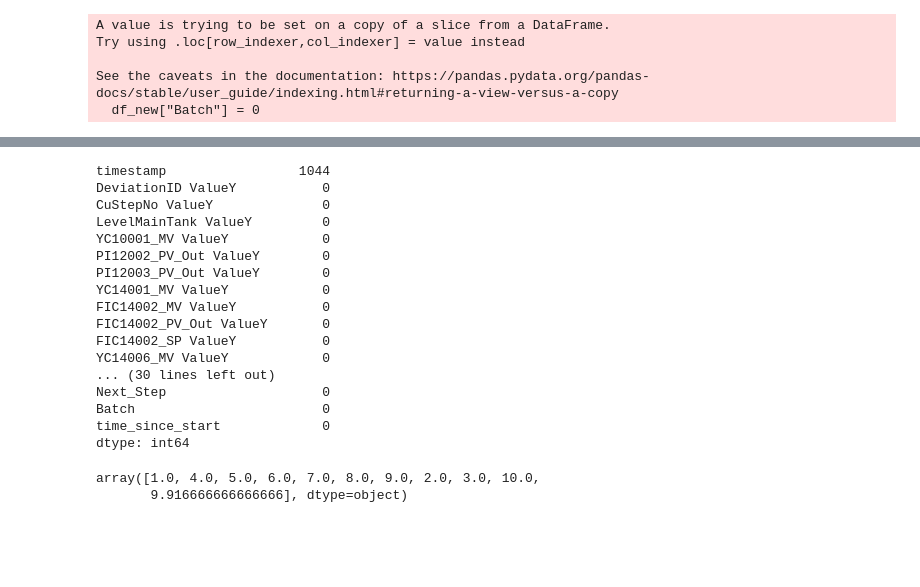
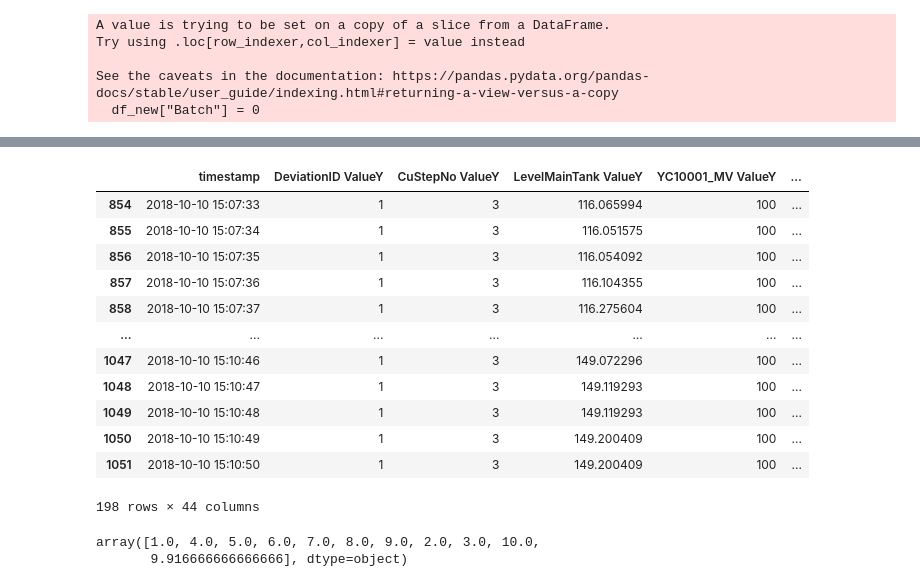
Before and after one commit to P-AEL/Analyse_von_Prozessdaten, a Jupyter notebook: Paul/Start.ipynb, the cells around one changed output, grey strips where cells are left out. Cells and saved outputs as stored; diff of their text form; code cells hidden in the pictures; blank space fills up the shorter version.

```diff
--- a/Paul/Start.ipynb
+++ b/Paul/Start.ipynb
@@ -23,7 +23,3 @@ See the caveats in the documentation: https://pandas.pydata.org/pandas-docs/stab
 #px.scatter(df,x="timestamp",y="CuStepNo ValueY")
 # %% [markdown]
 #durchschnittliche zeit
-# %%
-df_steps["Time_next"] = df_steps.timestamp.shift()
-df_steps["Diff"] = df_steps.timestamp - df_steps["Time_next"]
-df_steps[1:].groupby("Next_Step")["Diff"].mean()
@@ -199,0 +142,2 @@ See the caveats in the documentation: https://pandas.pydata.org/pandas-docs/stab
+# %%
+times_new = df_steps_new[df_steps_new["Batch"] == 1].timestamp.to_list()
@@ -199,0 +151,3 @@ See the caveats in the documentation: https://pandas.pydata.org/pandas-docs/stab
+# %%
+for i in range (df_steps_new.Batch.unique().__len__()):
+    print(i)
@@ -200,8 +176,10 @@ See the caveats in the documentation: https://pandas.pydata.org/pandas-docs/stab
 # %%
 df_new["Batch"] = 0
-for i in df_steps_new.Batch.unique():
+for i in range (df_steps_new.Batch.unique().__len__()-1):
     times_new = df_steps_new[df_steps_new["Batch"] == i].timestamp.to_list()
-    df_new.loc[(df_new.timestamp >=times_new[0])&(df_new.timestamp <times_new[-1]),"Batch"] = i
+    times_new1 = df_steps_new[df_steps_new["Batch"] == i+1].timestamp.to_list()
+    df_new.loc[(df_new.timestamp >=times_new[0])&(df_new.timestamp <=times_new1[0]),"Batch"] = i
+df_new.loc[(df_new.timestamp >=times_new1[0]),"Batch"] = i+1
 # %% [output]
 A value is trying to be set on a copy of a slice from a DataFrame.
 Try using .loc[row_indexer,col_indexer] = value instead
@@ -227,24 +189,19 @@ df_new[3000:4000]
-# %%
-#check for missing values
-df_test2.isnull().sum()
-# %% [output]
-timestamp                 1044
-DeviationID ValueY           0
-CuStepNo ValueY              0
-LevelMainTank ValueY         0
-YC10001_MV ValueY            0
-PI12002_PV_Out ValueY        0
-PI12003_PV_Out ValueY        0
-YC14001_MV ValueY            0
-FIC14002_MV ValueY           0
-FIC14002_PV_Out ValueY       0
-FIC14002_SP ValueY           0
-YC14006_MV ValueY            0
-... (30 lines left out)
-Next_Step                    0
-Batch                        0
-time_since_start             0
-dtype: int64
+# %%
+df_new[(df_new.Batch == 0)&(df_new["CuStepNo ValueY"] == 3)]
+# %% [output]
+|  | timestamp | DeviationID ValueY | CuStepNo ValueY | LevelMainTank ValueY | YC10001_MV ValueY | ... |
+| 854 | 2018-10-10 15:07:33 | 1 | 3 | 116.065994 | 100 | ... |
+| 855 | 2018-10-10 15:07:34 | 1 | 3 | 116.051575 | 100 | ... |
+| 856 | 2018-10-10 15:07:35 | 1 | 3 | 116.054092 | 100 | ... |
+| 857 | 2018-10-10 15:07:36 | 1 | 3 | 116.104355 | 100 | ... |
+| 858 | 2018-10-10 15:07:37 | 1 | 3 | 116.275604 | 100 | ... |
+| ... | ... | ... | ... | ... | ... | ... |
+| 1047 | 2018-10-10 15:10:46 | 1 | 3 | 149.072296 | 100 | ... |
+| 1048 | 2018-10-10 15:10:47 | 1 | 3 | 149.119293 | 100 | ... |
+| 1049 | 2018-10-10 15:10:48 | 1 | 3 | 149.119293 | 100 | ... |
+| 1050 | 2018-10-10 15:10:49 | 1 | 3 | 149.200409 | 100 | ... |
+| 1051 | 2018-10-10 15:10:50 | 1 | 3 | 149.200409 | 100 | ... |
+198 rows × 44 columns
 # %%
 df_test2["DeviationID ValueY"].unique()
 # %% [output]
```
Also changed, not shown: parts of 22 cells of this notebook.
